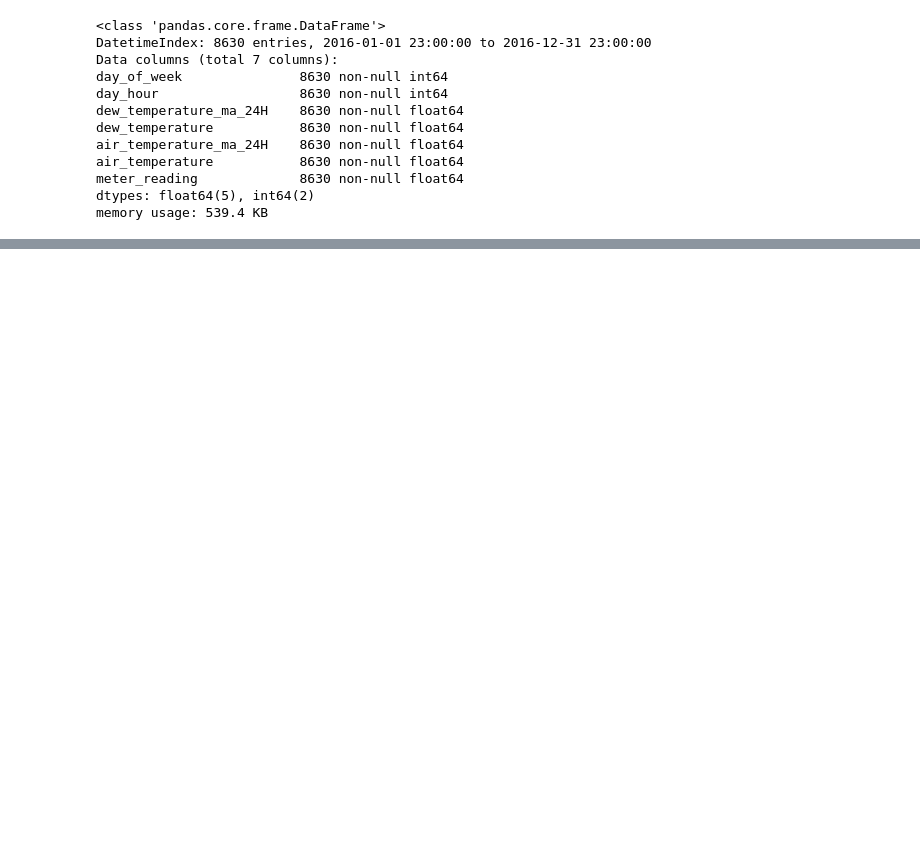
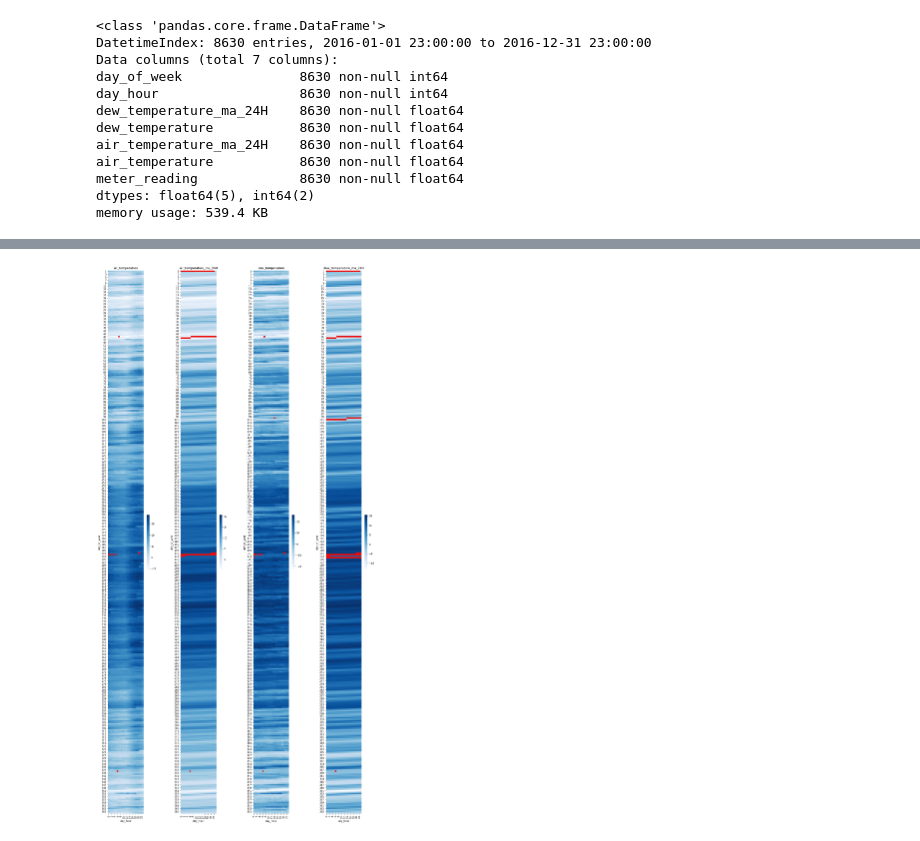
Before and after one commit to edouardArgenson/ASHRAE_great_energy_predictor, a Jupyter notebook: notebooks/building_493/meter_0/visualize_benchmark_missing_data.ipynb, the cells around one changed output, grey strips where cells are left out. Drawn from its saved outputs; the diff is of its cells as text; code cells hidden in the pictures; blank space fills up the shorter version.

```diff
--- a/notebooks/building_493/meter_0/visualize_benchmark_missing_data.ipynb
+++ b/notebooks/building_493/meter_0/visualize_benchmark_missing_data.ipynb
@@ -120,0 +208,32 @@ sns.heatmap(df_w1_piv, cmap='Blues', square=True)
+# %%
+weather_features = [
+    'air_temperature',
+    'air_temperature_ma_24H',
+    'dew_temperature',
+    'dew_temperature_ma_24H'
+]
+
+b_df_weather.reset_index(drop=True, inplace=True)
+
+pivoted_features = {}
+
+for feature in weather_features:
+    df_feature_piv = b_df_weather[[feature, 'day_of_year', 'day_hour']].pivot(
+        index='day_of_year',
+        columns='day_hour',
+        values=feature
+    )
+    pivoted_features[feature] = df_feature_piv
+# %%
+# Visualize missing data
+
+n_maps = len(weather_features)
+
+fig, axs = plt.subplots(nrows=1, ncols=n_maps, figsize=(5*n_maps, 40))
+
+for i in range(n_maps):
+    feature_i = weather_features[i]
+    axs[i].set_title(feature_i)
+    sns.heatmap(pivoted_features.get(feature_i), cmap='Blues', cbar_kws={"shrink": 0.1}, square=True, ax=axs[i])
+# %% [output]
+[figure, added]
```
Also changed, not shown: parts of 13 cells of this notebook.
